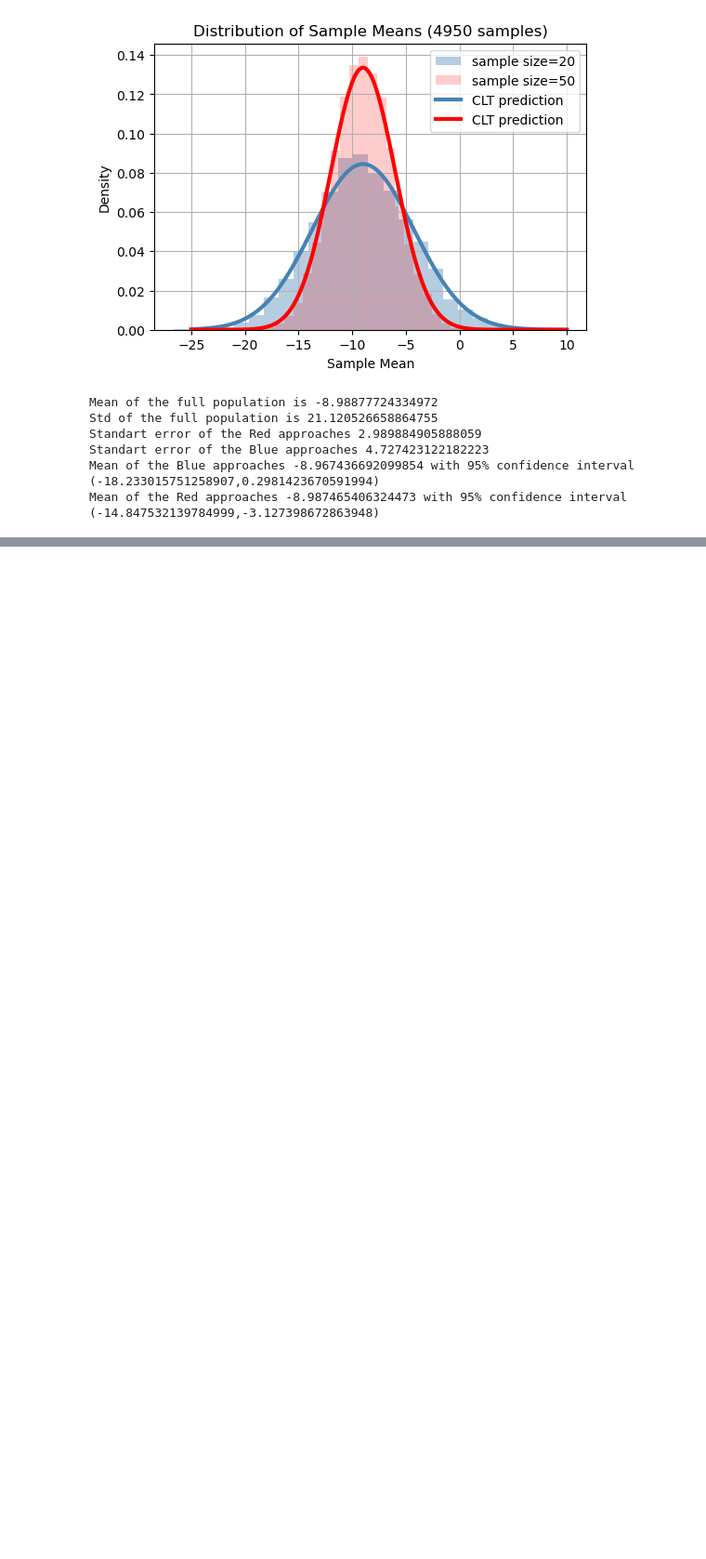
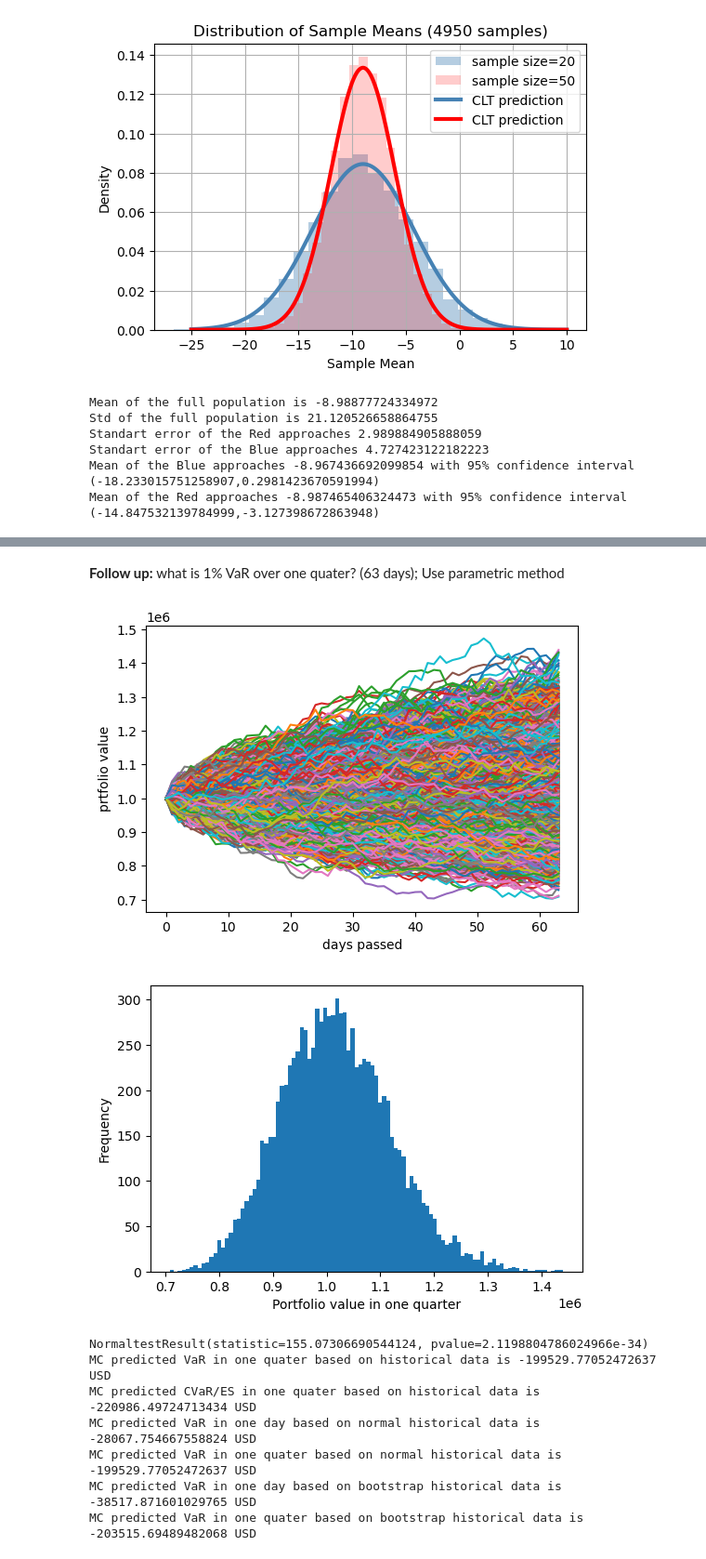
Before and after one commit to OlesMatsyshyn/Risk, a Jupyter notebook: Risk_Exercises/Risk_Exercises.ipynb, the cells around one changed output, grey strips where cells are left out. Shown: that part at 93% size. Cells and saved outputs as stored; diff of their text form; code cells hidden in the pictures; blank space fills up the shorter version.

```diff
--- a/Risk_Exercises/Risk_Exercises.ipynb
+++ b/Risk_Exercises/Risk_Exercises.ipynb
@@ -691,0 +827,73 @@ conf_int_20[0]
+# %% [markdown]
+**Follow up:** what is 1% VaR over one quater? (63 days); Use parametric method
+# %%
+n_days = int(252/4)
+sims = 10000
+
+def path_simul_param(daily_returns, n_days, IV, sims = 10, seed = 123):
+    np.random.seed(seed)
+    ret = np.random.normal(loc = daily_returns.mean(), scale = daily_returns.std(), size = n_days * sims).reshape(sims, n_days)
+    paths = (1 + ret).cumprod(axis = 1)*IV
+    paths = np.hstack((np.ones(sims).reshape(sims, 1)*IV, paths))
+    return paths
+
+def var_param(daily_returns, n_days, p, IV, sims = 10, seed = 123):
+    np.random.seed(seed)
+    ret = np.random.normal(loc = daily_returns.mean(), scale = daily_returns.std(), size = n_days * sims).reshape(sims, n_days)
+    final = (1 + ret).prod(axis = 1) * IV
+    VaR = np.percentile(final, prob*100) - IV
+    return VaR
+
+def path_simul_bootstr(daily_returns, n_days, IV, sims = 10, seed = 123):
+    np.random.seed(seed)
+    ret = np.random.choice(daily_returns, size = n_days * sims, replace = True).reshape(sims, n_days)
+    paths = (1 + ret).cumprod(axis = 1)*IV
+    paths = np.hstack((np.ones(sims).reshape(sims, 1)*IV, paths))
+    return paths
+
+def var_bootstr(daily_returns, n_days, p, IV, sims = 10, seed = 123):
+    np.random.seed(seed)
+    ret = np.random.choice(daily_returns, size = n_days * sims, replace = True).reshape(sims, n_days)
+    final = (1 + ret).prod(axis = 1) * IV
+    VaR = np.percentile(final, prob*100) - IV
+    return VaR
+
+paths = path_simul_param(daily_returns = sp_returns, n_days = n_days, IV = IV, sims = sims)
+plt.figure(figsize=(6,4))
+plt.plot(paths.T)
+plt.xlabel('days passed')
+plt.ylabel('prtfolio value')
+plt.show()
+
+plt.figure(figsize=(6,4))
+plt.hist(paths[:,-1],bins = 100)
+plt.xlabel('Portfolio value in one quarter')
+plt.ylabel('Frequency')
+plt.show()
+
+final_p = paths[:,-1] # typically log normal, due to left hand limit
+print(stats.normaltest(final_p))
+
+prob = 0.01
+VaR_MC = np.percentile(final_p, prob * 100) - IV
+VaR_MS = final_p[final_p < np.percentile(final_p, prob * 100)].mean() - IV
+VaR_MCd = var_param(daily_returns = sp_returns, n_days = 1, p = prob, IV = IV, sims = sims)
+VaR_MCq = var_param(daily_returns = sp_returns, n_days = n_days, p = prob, IV = IV, sims = sims)
+VaR_MCdBS = var_bootstr(daily_returns = sp_returns, n_days = 1, p = prob, IV = IV, sims = sims)
+VaR_MCqBS = var_bootstr(daily_returns = sp_returns, n_days = n_days, p = prob, IV = IV, sims = sims)
+print("MC predicted VaR in one quater based on historical data is {} USD".format(VaR_MC))
+print("MC predicted CVaR/MS in one quater based on historical data is {} USD".format(VaR_ES))
+print("MC predicted VaR in one day based on normal historical data is {} USD".format(VaR_MCd))
+print("MC predicted VaR in one quater based on normal historical data is {} USD".format(VaR_MCq))
+print("MC predicted VaR in one day based on bootstrap historical data is {} USD".format(VaR_MCdBS))
+print("MC predicted VaR in one quater based on bootstrap historical data is {} USD".format(VaR_MCqBS))
+# %% [output]
+[figure, added]
+[figure, added]
+NormaltestResult(statistic=155.07306690544124, pvalue=2.1198804786024966e-34)
+MC predicted VaR in one quater based on historical data is -199529.77052472637 USD
+MC predicted CVaR/ES in one quater based on historical data is -220986.49724713434 USD
+MC predicted VaR in one day based on normal historical data is -28067.754667558824 USD
+MC predicted VaR in one quater based on normal historical data is -199529.77052472637 USD
+MC predicted VaR in one day based on bootstrap historical data is -38517.871601029765 USD
+MC predicted VaR in one quater based on bootstrap historical data is -203515.69489482068 USD
```
Also changed, not shown: parts of 9 cells of this notebook, 1 other file.
